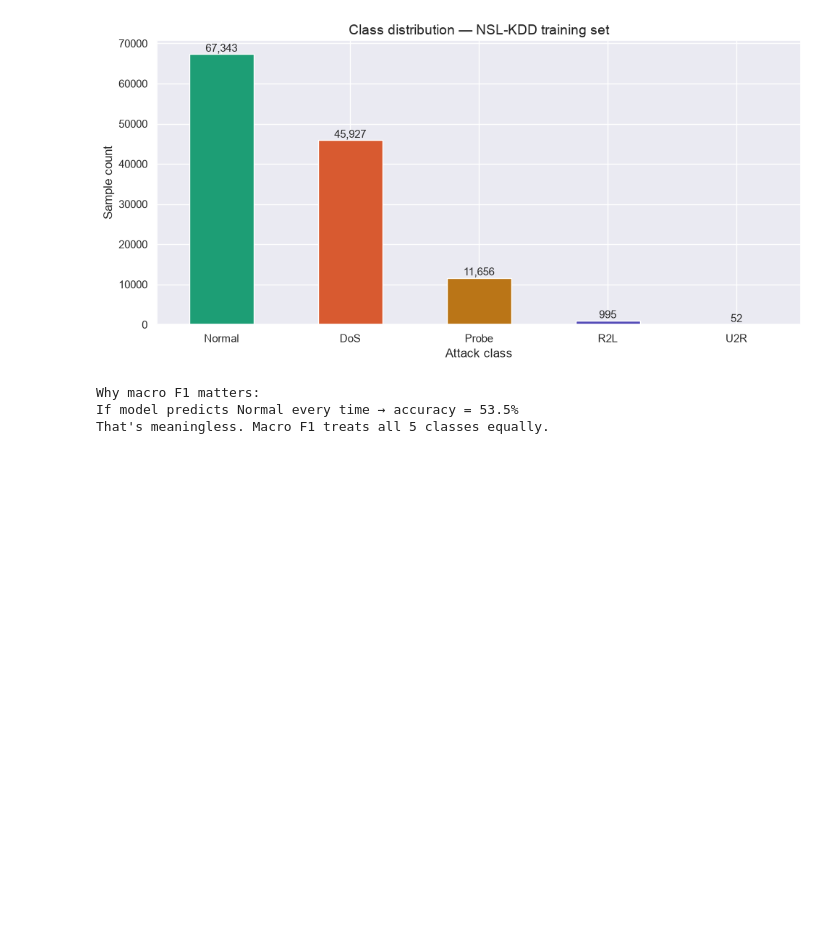
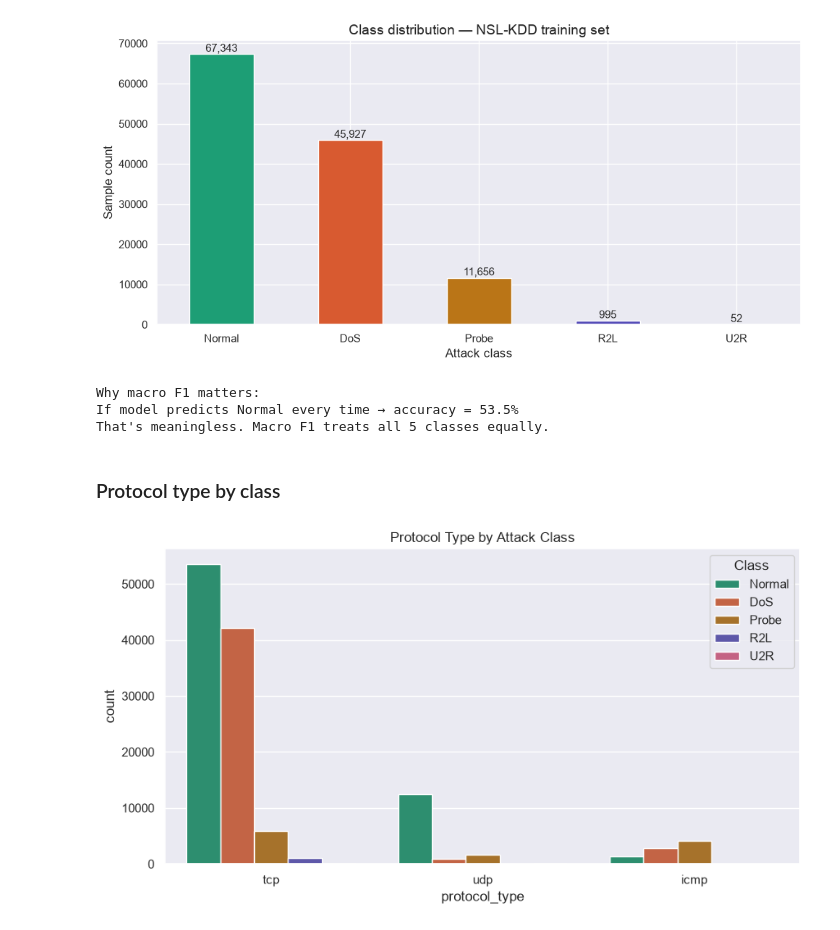
Before and after one commit to PrashantMeena001/Intrusion-Detection-System-, a Jupyter notebook: notebooks/eda.ipynb, the cells around one changed output. Saved outputs shown, nothing was run; the diff lists cells and outputs as text; code cells hidden in the pictures; blank space fills up the shorter version.

```diff
--- a/notebooks/eda.ipynb
+++ b/notebooks/eda.ipynb
@@ -132,3 +134,14 @@ print("That's meaningless. Macro F1 treats all 5 classes equally.")
 Why macro F1 matters:
 If model predicts Normal every time → accuracy = 53.5%
 That's meaningless. Macro F1 treats all 5 classes equally.
+# %% [markdown]
+### Protocol type by class
+# %%
+plt.figure(figsize=(10, 5))
+sns.countplot(x='protocol_type', hue='label', data=df, hue_order=order, palette=colors)
+plt.title('Protocol Type by Attack Class')
+plt.legend(title='Class')
+plt.savefig('../reports/Protocol_type_by_class.png', dpi=150)
+plt.show()
+# %% [output]
+[figure, added]
```
Also changed, not shown: parts of 17 cells of this notebook, 8 other files.
